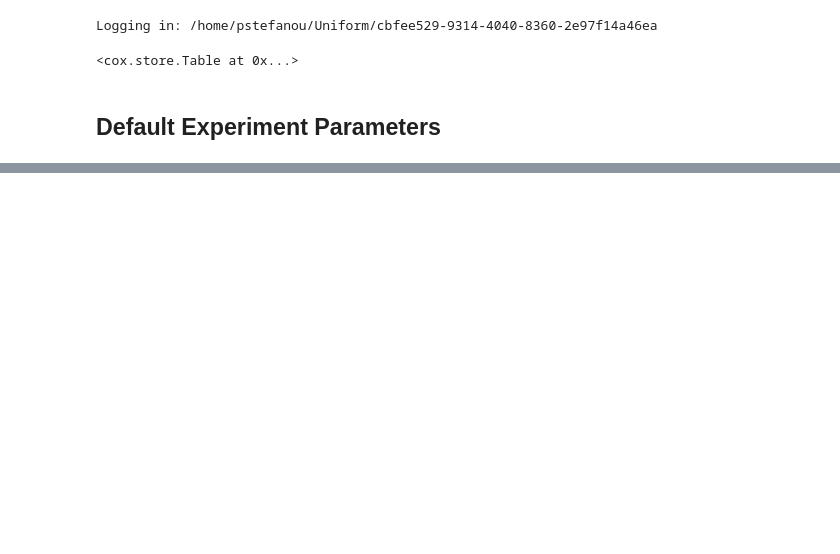
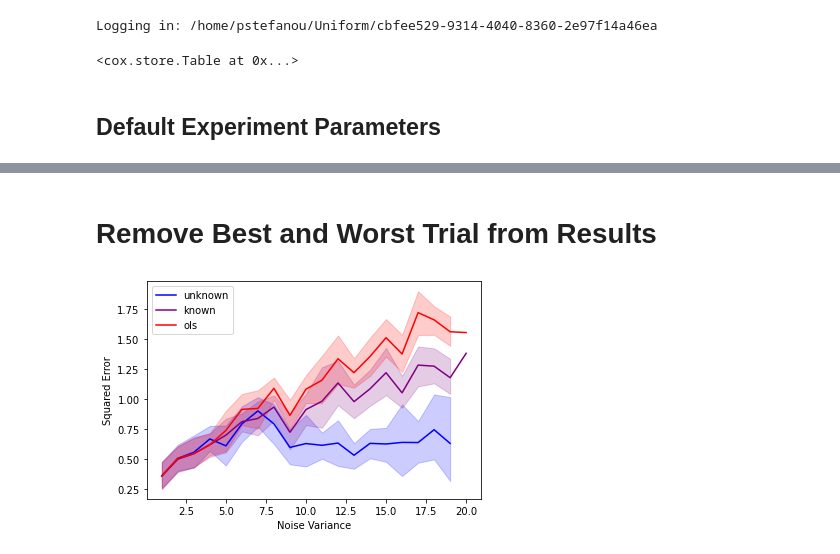
Before and after one commit to pstefanou12/delphi.ai, a Jupyter notebook: notebooks/Uniform.ipynb, the cells around one changed output, grey strips where cells are left out. Drawn from its saved outputs; the diff is of its cells as text; code cells hidden in the pictures; blank space fills up the shorter version.

```diff
--- a/notebooks/Uniform.ipynb
+++ b/notebooks/Uniform.ipynb
@@ -163,0 +154,16 @@ from tqdm.autonotebook import tqdm, trange
+# %% [markdown]
+# Remove Best and Worst Trial from Results
+# %%
+for var in range(1, 20):
+    unknown = unknown.drop(unknown[unknown['var'] == var]['unknown_param_mse'].idxmax()).drop(unknown[unknown['var'] == var]['unknown_param_mse'].idxmin())
+    known = known.drop(known[known['var'] == var]['known_param_mse'].idxmax()).drop(known[known['var'] == var]['known_param_mse'].idxmin())
+    ols = ols.drop(ols[ols['var'] == var]['ols_param_mse'].idxmax()).drop(ols[ols['var'] == var]['ols_param_mse'].idxmin())
+# %%
+# plot results for regression parameter MSE
+sns.lineplot(data=unknown, x='var', y='unknown_param_mse', label='unknown', color='blue')
+sns.lineplot(data=known, x='var', y='known_param_mse', label='known', color='purple')
+ax = sns.lineplot(data=ols, x='var', y='ols_param_mse', label='ols', color='red')
+ax.set(xlabel='Noise Variance', ylabel='Squared Error')
+plt.show()
+# %% [output]
+[figure, added]
```
Also changed, not shown: parts of 10 cells of this notebook.
